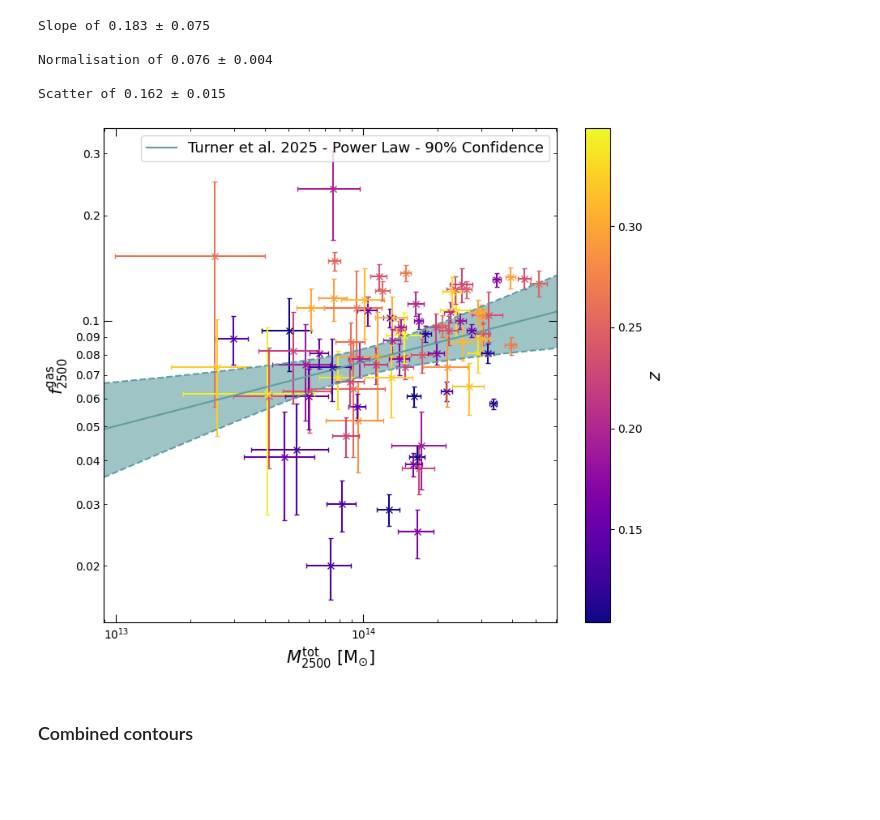
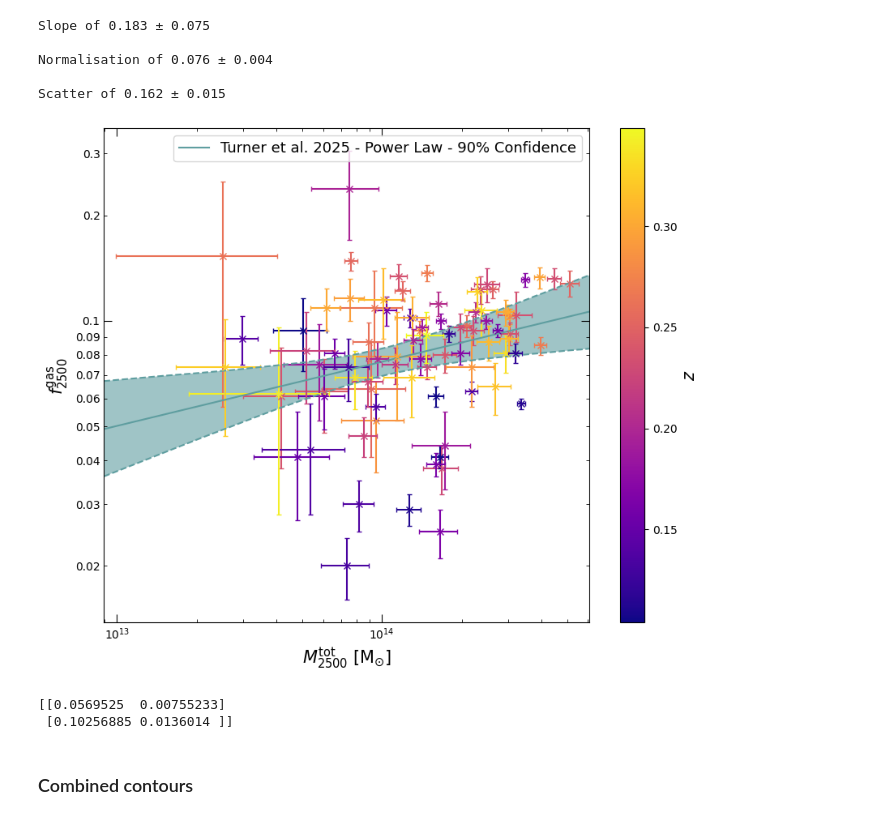
Before and after one commit to DavidT3/XCS-Mass-II-Analysis, a Jupyter notebook: notebooks/gas_fraction/sdssrm_measure_gas_fraction.ipynb, the cells around one changed output. Drawn from its saved outputs; the diff is of its cells as text; code cells hidden in the pictures; blank space fills up the shorter version.

```diff
--- a/notebooks/gas_fraction/sdssrm_measure_gas_fraction.ipynb
+++ b/notebooks/gas_fraction/sdssrm_measure_gas_fraction.ipynb
@@ -255,11 +258,16 @@ Slope of 0.183 ± 0.075
 Normalisation of 0.076 ± 0.004
 
 Scatter of 0.162 ± 0.015
-# %%
-frac2500_mtot2500.view(figsize=(8, 7), log_scale=True, plot_title='',
-                       save_path="../../outputs/figures/gas_fraction/fgas2500-mtot2500_evolution.pdf")
-# %% [output]
-[figure, removed]
+# %%
+frac2500_mtot2500.view(figsize=(8.5, 7), log_scale=True, plot_title='',
+                       save_path="../../outputs/figures/gas_fraction/fgas2500-mtot2500_evolution.pdf")
+# %% [output]
+[figure, added]
+# %%
+print(frac2500_mtot2500.predict(Quantity([2e+13, 5e+14], 'Msun'), x_errors=Quantity([0, 0], 'Msun')))
+# %% [output]
+[[0.0569525  0.00755233]
+ [0.10256885 0.0136014 ]]
 # %% [markdown]
 ### Combined contours
 # %%
```
Also changed, not shown: parts of 27 cells of this notebook.
